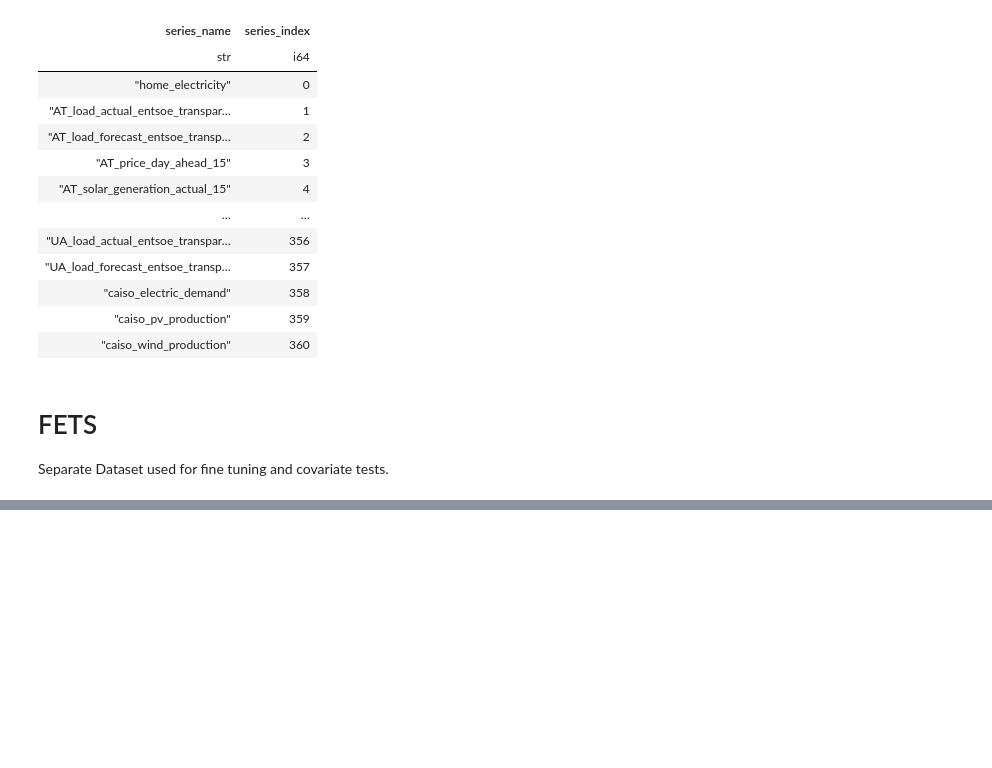
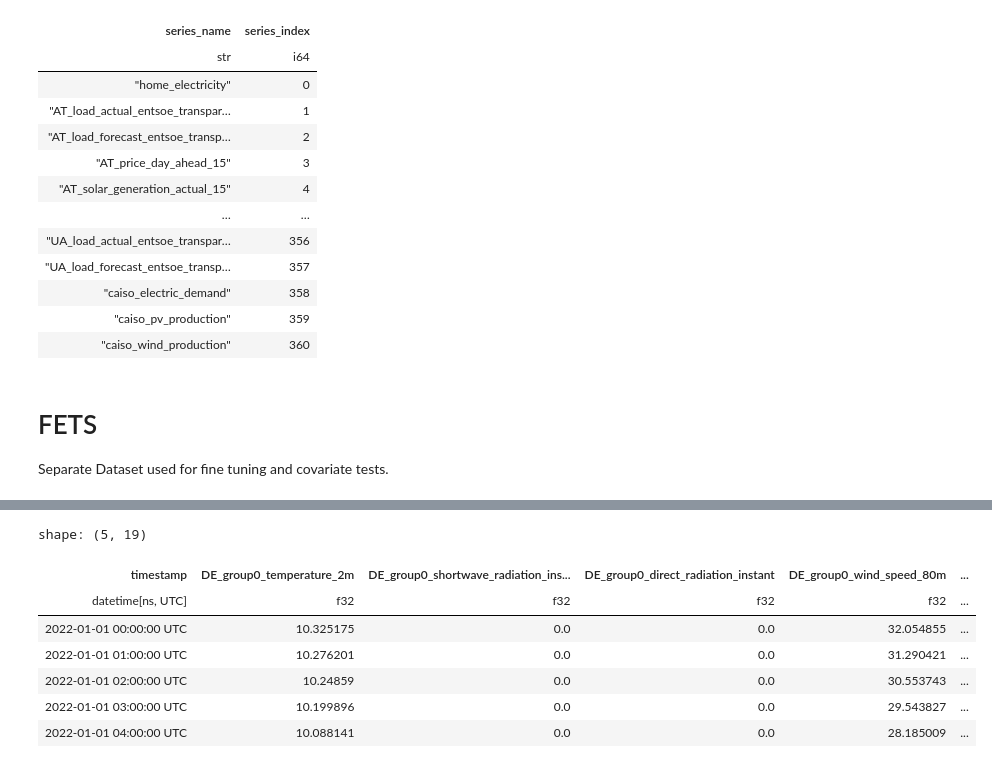
Before and after one commit to Richi0D/tirex_loss, a Jupyter notebook: notebooks/data_download.ipynb, the cells around one changed output, grey strips where cells are left out. Cells and saved outputs as stored; diff of their text form; code cells hidden in the pictures; blank space fills up the shorter version.

```diff
--- a/notebooks/data_download.ipynb
+++ b/notebooks/data_download.ipynb
@@ -426,0 +420,12 @@ shape: (202_844, 23)
+# %%
+df_fets_weather = pl.read_parquet(path_de_power_covariates_weather)
+df_fets_weather.head()
+# %% [output]
+shape: (5, 19)
+| timestamp | DE_group0_temperature_2m | DE_group0_shortwave_radiation_ins... | DE_group0_direct_radiation_instant | DE_group0_wind_speed_80m | ... |
+| datetime[ns, UTC] | f32 | f32 | f32 | f32 | ... |
+| 2022-01-01 00:00:00 UTC | 10.325175 | 0.0 | 0.0 | 32.054855 | ... |
+| 2022-01-01 01:00:00 UTC | 10.276201 | 0.0 | 0.0 | 31.290421 | ... |
+| 2022-01-01 02:00:00 UTC | 10.24859 | 0.0 | 0.0 | 30.553743 | ... |
+| 2022-01-01 03:00:00 UTC | 10.199896 | 0.0 | 0.0 | 29.543827 | ... |
+| 2022-01-01 04:00:00 UTC | 10.088141 | 0.0 | 0.0 | 28.185009 | ... |
```
Also changed, not shown: parts of 4 cells of this notebook, 10 other files.
